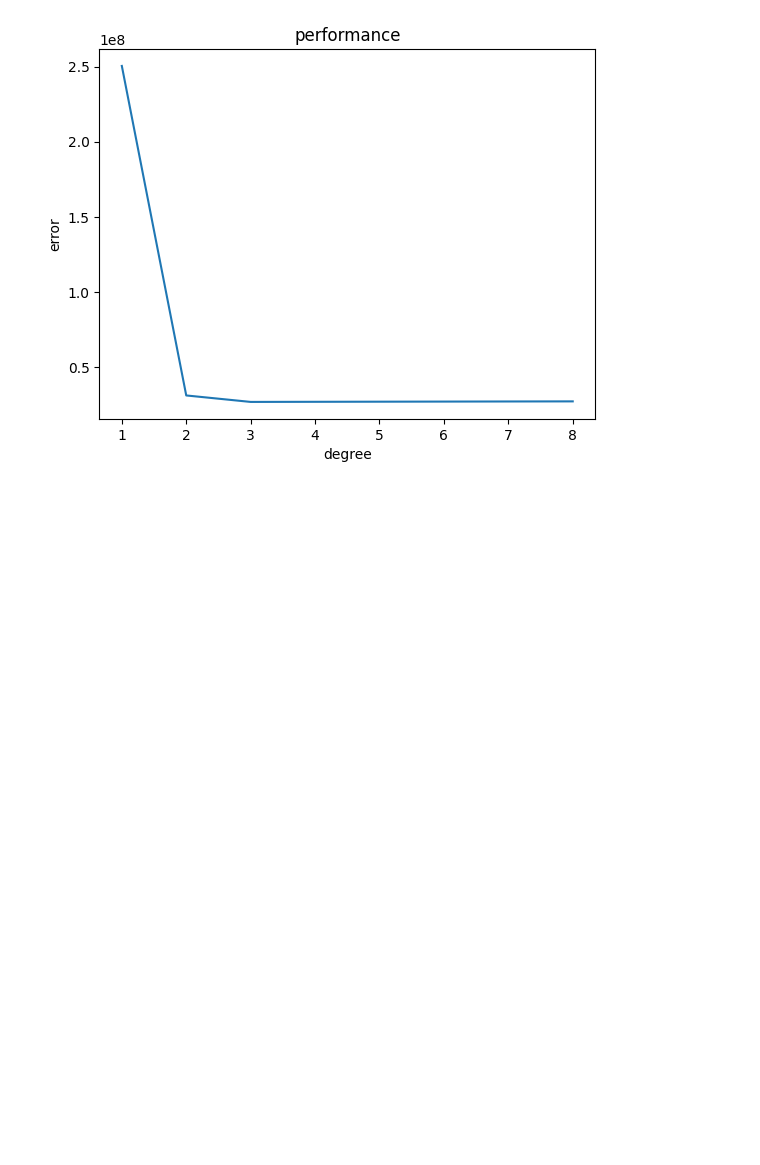
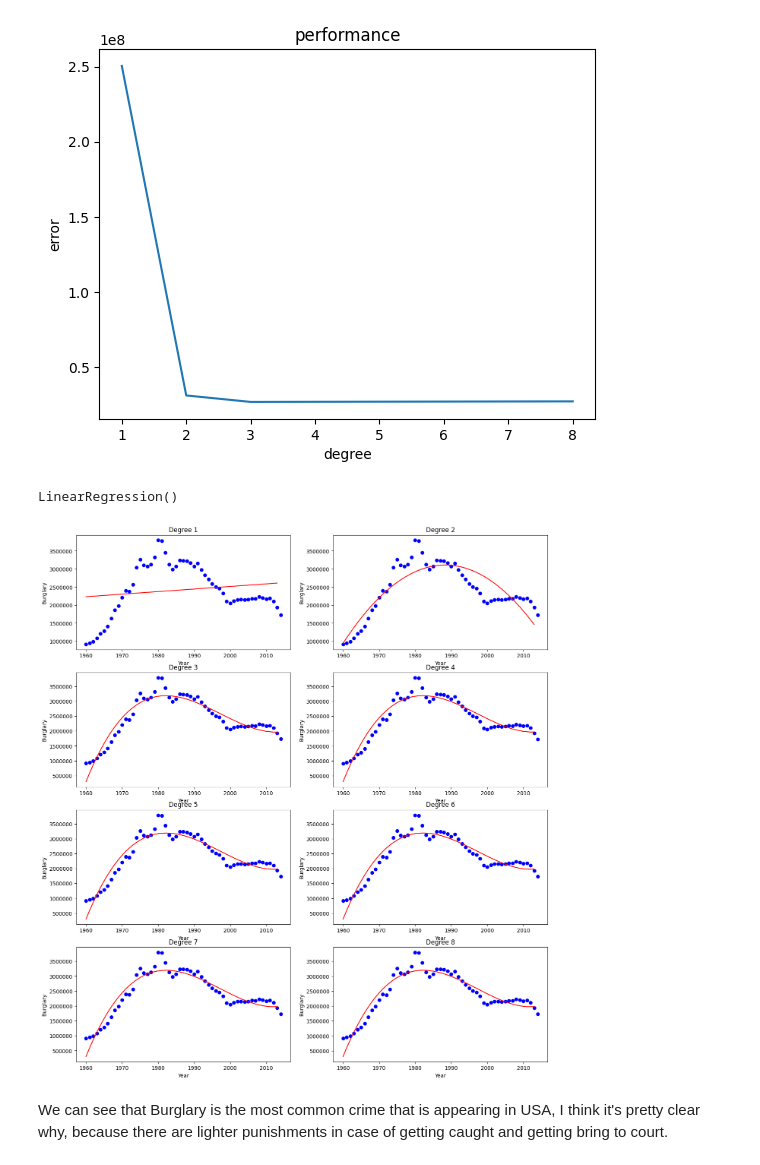
Before and after one commit to Tatraa/Data-Science, a Jupyter notebook: Regresion-Advanced-I/Assignment_2-opt.ipynb, the cells around one changed output. Saved outputs shown, nothing was run; the diff lists cells and outputs as text; code cells hidden in the pictures; blank space fills up the shorter version.

```diff
--- a/Regresion-Advanced-I/Assignment_2-opt.ipynb
+++ b/Regresion-Advanced-I/Assignment_2-opt.ipynb
@@ -167,3 +181,18 @@ plt.plot([x for x in range(1, 9)], errors)
 # %% [output]
 [<matplotlib.lines.Line2D at 0x...>]
 [figure]
+# %%
+X = crime_df.Year.values.reshape(-1,1)[:1000]
+y = crime_df.Burglary.values.reshape(-1)[:1000]
+
+model = LinearRegression()
+
+model.fit(X, y)
+# %% [output]
+LinearRegression()
+# %%
+PolynomRegres(X, y, 'Burglary')
+# %% [output]
+[figure, added]
+# %% [markdown]
+We can see that Burglary is the most common crime that is appearing in USA, I think it's pretty clear why, because there are lighter punishments in case of getting caught and getting bring to court.
```
Also changed, not shown: parts of 12 cells of this notebook.
